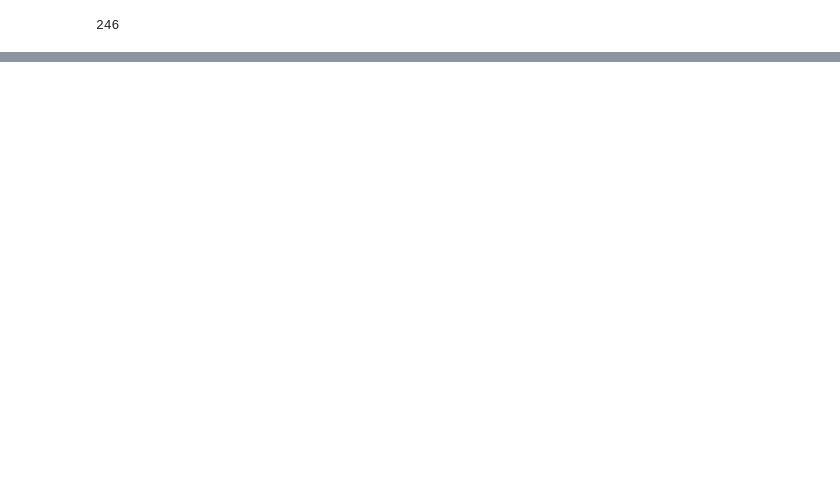
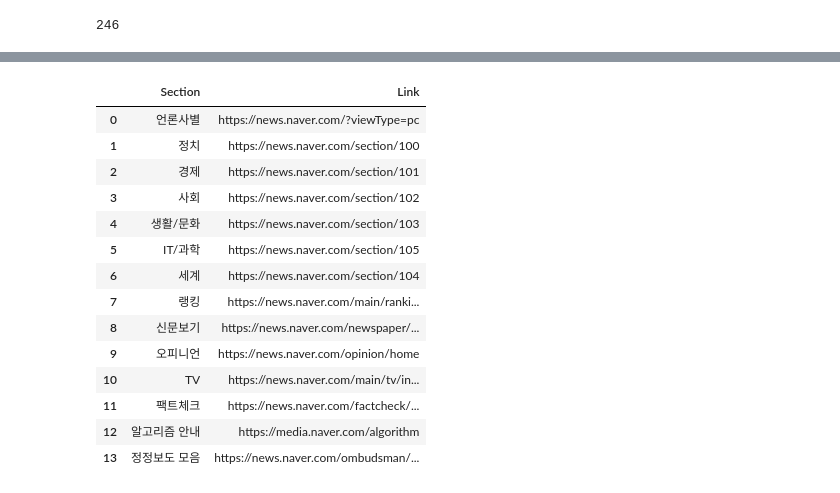
Before and after one commit to jeonggga/SESAC3_Study, a Jupyter notebook: 251205_web_crawling.ipynb, the cells around one changed output, grey strips where cells are left out. Drawn from its saved outputs; the diff is of its cells as text; code cells hidden in the pictures; blank space fills up the shorter version.

```diff
--- a/251205_web_crawling.ipynb
+++ b/251205_web_crawling.ipynb
@@ -1216,0 +1388,6 @@ len(bs_news.select('.comp_news_none .cnf_news_list .cnf_news_item'))
+# %%
+# 'li' 태그 중에서 class 속성이 'Nlist_item'인 모든 요소를 찾아 리스트로 반환
+lis = bs_obj.findAll("li", {"class" : "Nlist_item"})
+
+# 'lis' 리스트의 길이 확인 (추출된 'li' 태그의 개수 확인)
+len(lis)
@@ -1216,0 +1396,12 @@ len(bs_news.select('.comp_news_none .cnf_news_list .cnf_news_item'))
+# %%
+# 'lis' 리스트의 각 'li' 요소에 대해 반복문을 실행
+for li in lis :
+
+    # 각 'li' 요소 내에서 'a' 태그를 찾아서 'a_tag'에 저장
+    a_tag = li.find('a')
+
+    # 'a_tag.text'는 'a' 태그 안의 텍스트(링크 제목)를 출력
+    print(a_tag.text)
+
+    # 'a_tag['href']'는 'a' 태그의 'href' 속성(링크 URL)을 출력
+    print(a_tag['href'])
@@ -1216,0 +1426,42 @@ len(bs_news.select('.comp_news_none .cnf_news_list .cnf_news_item'))
+# %%
+# 메뉴 항목의 텍스트와 링크를 저장할 빈 리스트 초기화
+section = []
+link = []
+
+# 'lis' 리스트의 각 'li' 요소에 대해 반복문을 실행
+for li in lis :
+
+    # 각 'li' 요소 내에서 'a' 태그를 찾아서 'a_tag'에 저장
+    a_tag = li.find('a')
+
+    # 'a_tag.text'는 링크의 텍스트(메뉴 제목)를 'section' 리스트에 추가
+    section.append(a_tag.text)
+
+    # 'a_tag['href']'는 링크의 'href' 속성(링크 URL)을 'link' 리스트에 추가
+    link.append(a_tag['href'])
+# %%
+# 'section'과 'link' 리스트를 딕셔너리 형태로 결합
+col_dict = {'Section' : section, "Link" : link}
+
+# 딕셔너리를 사용해 DataFrame 생성
+# 'Section'과 'Link' 열을 가진 pandas DataFrame이 생성됨
+news_section_df = pd.DataFrame(col_dict)
+
+# 생성된 DataFrame 출력
+news_section_df
+# %% [output]
+|  | Section | Link |
+| 0 | 언론사별 | https://news.naver.com/?viewType=pc |
+| 1 | 정치 | https://news.naver.com/section/100 |
+| 2 | 경제 | https://news.naver.com/section/101 |
+| 3 | 사회 | https://news.naver.com/section/102 |
+| 4 | 생활/문화 | https://news.naver.com/section/103 |
+| 5 | IT/과학 | https://news.naver.com/section/105 |
+| 6 | 세계 | https://news.naver.com/section/104 |
+| 7 | 랭킹 | https://news.naver.com/main/ranki... |
+| 8 | 신문보기 | https://news.naver.com/newspaper/... |
+| 9 | 오피니언 | https://news.naver.com/opinion/home |
+| 10 | TV | https://news.naver.com/main/tv/in... |
+| 11 | 팩트체크 | https://news.naver.com/factcheck/... |
+| 12 | 알고리즘 안내 | https://media.naver.com/algorithm |
+| 13 | 정정보도 모음 | https://news.naver.com/ombudsman/... |
```
Also changed, not shown: parts of 21 cells of this notebook, 2 other files.
